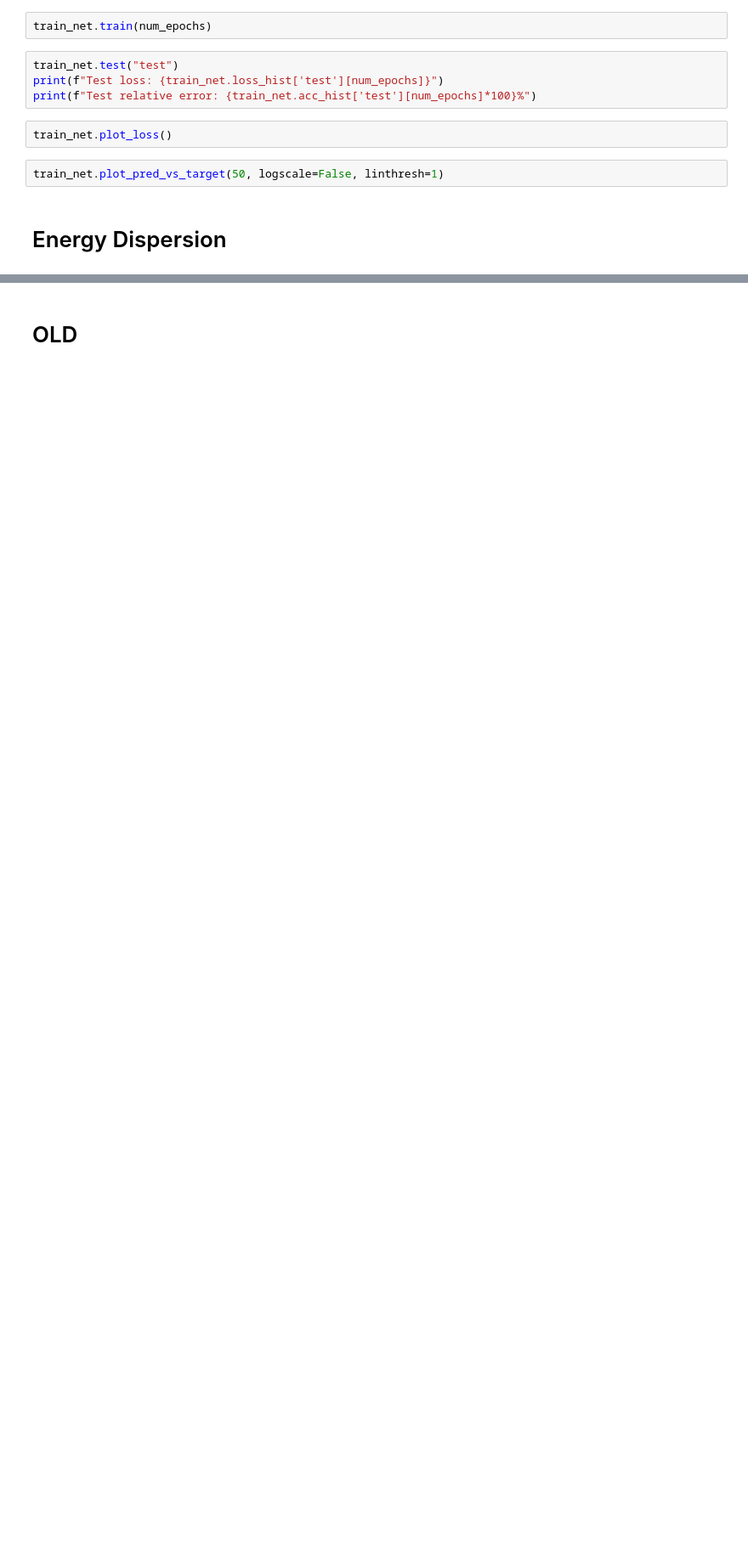
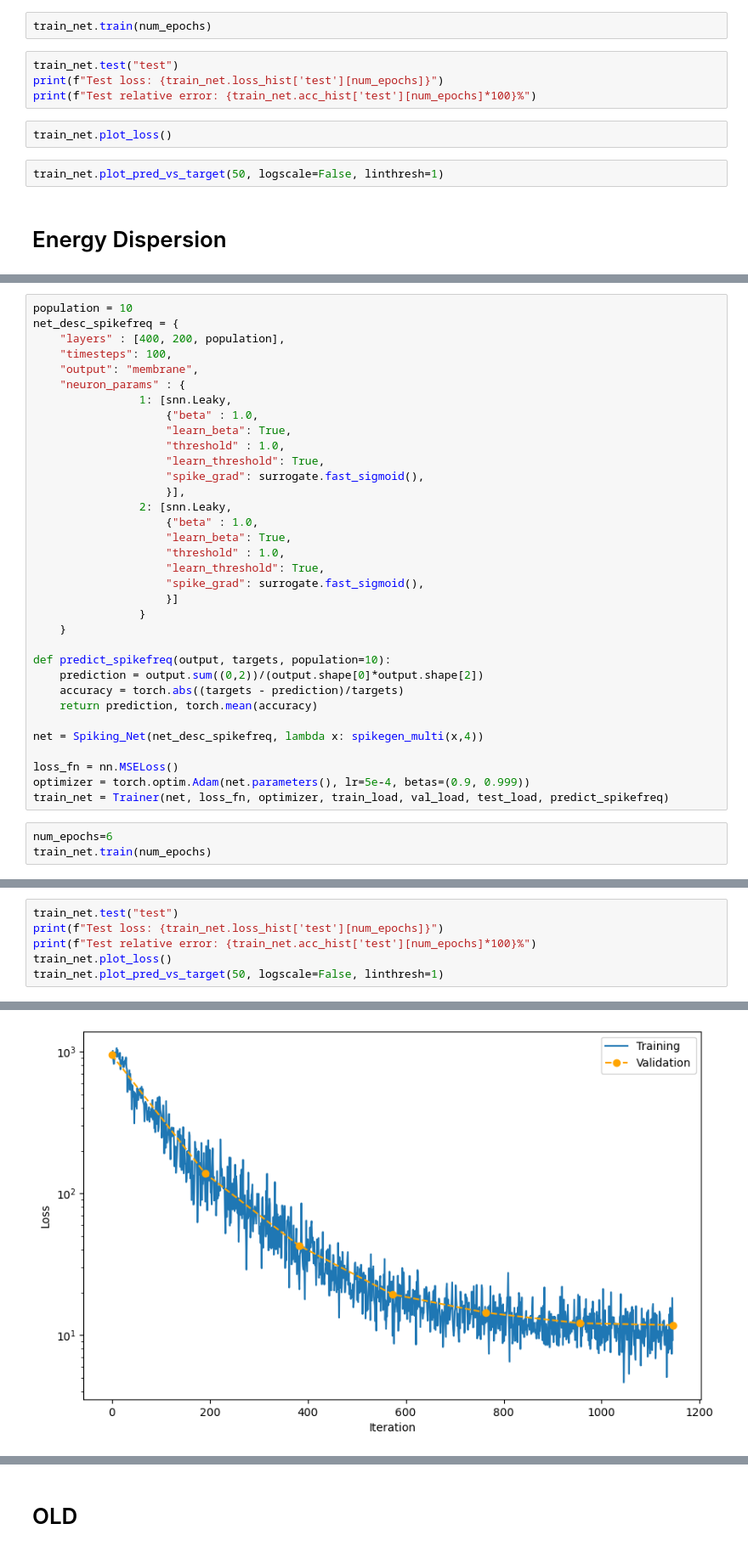
Before and after one commit to enlupi/SNN-Cal, a Jupyter notebook: SNN/SNN.ipynb, the cells around one changed output, grey strips where cells are left out. Shown: that part at 85% size. Drawn from its saved outputs; the diff is of its cells as text; blank space fills up the shorter version.

```diff
--- a/SNN/SNN.ipynb
+++ b/SNN/SNN.ipynb
@@ -478,0 +504,37 @@ data_train, data_test, data_val = ds.build_dataset("../Data", max_files=5, targe
+# %%
+population = 10
+net_desc_spikefreq = {
+    "layers" : [400, 200, population],
+    "timesteps": 100,
+    "output": "membrane",
+    "neuron_params" : {
+                1: [snn.Leaky,
+                    {"beta" : 1.0,
+                    "learn_beta": True,
+                    "threshold" : 1.0,
+                    "learn_threshold": True,
+                    "spike_grad": surrogate.fast_sigmoid(),
+                    }],
+                2: [snn.Leaky,
+                    {"beta" : 1.0,
+                    "learn_beta": True,
+                    "threshold" : 1.0,
+                    "learn_threshold": True,
+                    "spike_grad": surrogate.fast_sigmoid(),
+                    }]
+                }
+    }
+
+def predict_spikefreq(output, targets, population=10):
+    prediction = output.sum((0,2))/(output.shape[0]*output.shape[2])
+    accuracy = torch.abs((targets - prediction)/targets)
+    return prediction, torch.mean(accuracy)
+
+net = Spiking_Net(net_desc_spikefreq, lambda x: spikegen_multi(x,4))
+
+loss_fn = nn.MSELoss()
+optimizer = torch.optim.Adam(net.parameters(), lr=5e-4, betas=(0.9, 0.999))
+train_net = Trainer(net, loss_fn, optimizer, train_load, val_load, test_load, predict_spikefreq)
+# %%
+num_epochs=6
+train_net.train(num_epochs)
@@ -478,0 +577,7 @@ data_train, data_test, data_val = ds.build_dataset("../Data", max_files=5, targe
+# %%
+train_net.test("test")
+print(f"Test loss: {train_net.loss_hist['test'][num_epochs]}")
+print(f"Test relative error: {train_net.acc_hist['test'][num_epochs]*100}%")
+train_net.plot_loss()
+train_net.plot_pred_vs_target(50, logscale=False, linthresh=1)
+# %% [output]
@@ -478,0 +586 @@ data_train, data_test, data_val = ds.build_dataset("../Data", max_files=5, targe
+[figure, added]
```
Also changed, not shown: parts of 11 cells of this notebook.
